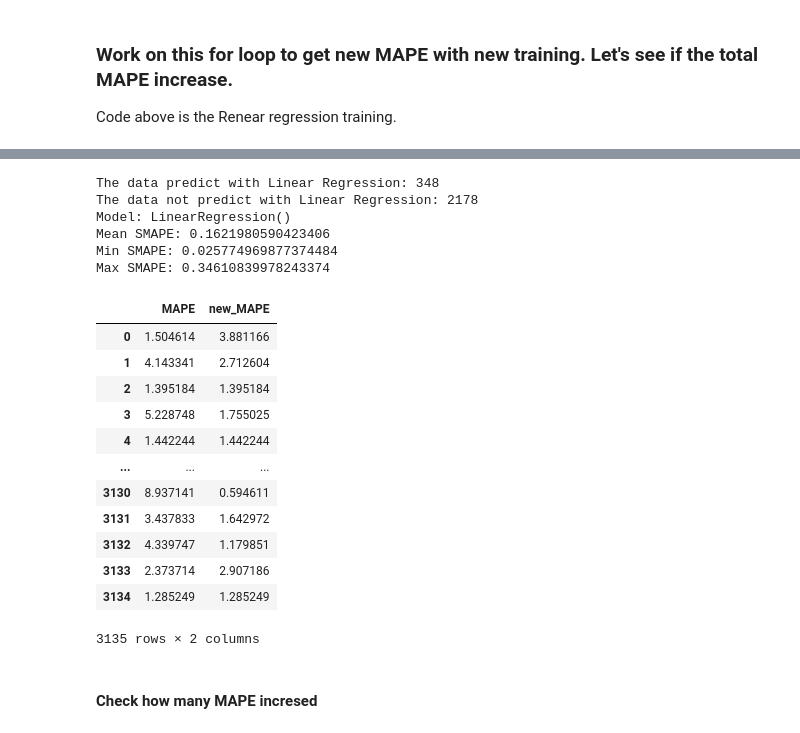
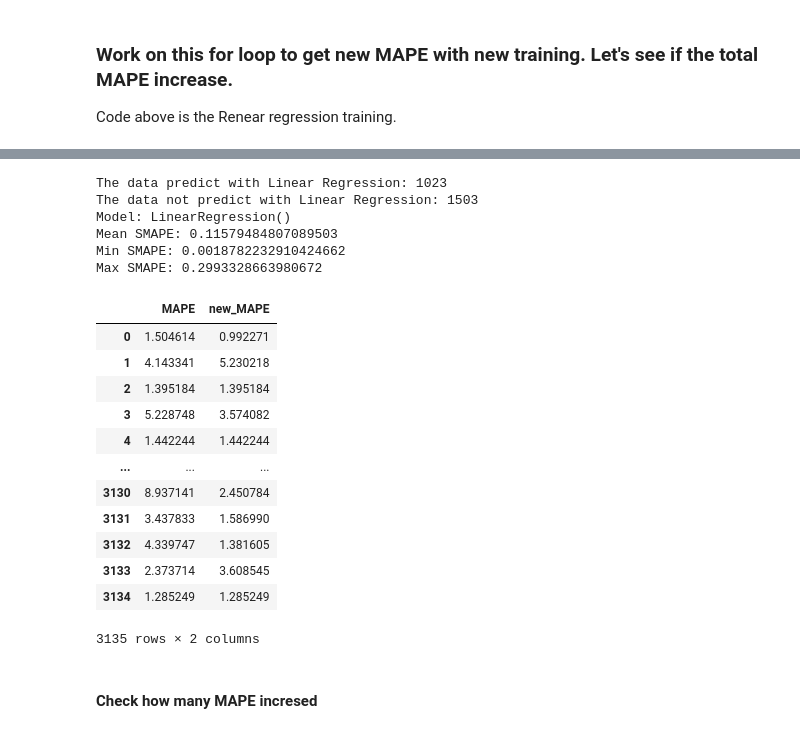
Before and after one commit to masaichig0/Kaggle_godaddy_competition, a Jupyter notebook: Linear_regression_with_category2.ipynb, the cells around one changed output, grey strips where cells are left out. Drawn from its saved outputs; the diff is of its cells as text; code cells hidden in the pictures.

```diff
--- a/Linear_regression_with_category2.ipynb
+++ b/Linear_regression_with_category2.ipynb
@@ -42,14 +61,16 @@ array([1005, 1009, 1061, 1069, 1077], dtype=int64)
 THRESHOLD = 0.103
 
 IDS = train.cfips.unique()
-x_train = np.arange(39).reshape((-1,1))
-x_test = np.arange(38,47).reshape((-1,1))
+x_train = np.arange(31).reshape((-1,1))
+x_test = np.arange(31,39).reshape((-1,1))
 
 # Based on the Chris's rule, SMAPE > THRESHOLD -> Use linear regrssion
 lr_or_non_lr = []  # If use linear regression, label as 1, if not label as 0
 smape = []
 mape = []
+predict = []
 new_predict = []
+new_category = []
 
 for cfips in IDS:
     c = cfips
@@ -57,27 +78,28 @@ for cfips in IDS:
 
     # If the cfips in the category 2, then train with linear regression and update MAPE
     if c in cfips_category1:
-
+        category_new = 'tf_dense'
+        new_category.append(category_new)
         mape.append(np.float64(data[data['Country'] == c]["MAPE"]))
         new_predict.append(data[data['Country'] == c]['forecast'])
     # If category 1, keep the MAPE score
     else:
         df = train.loc[train['cfips'] == c]
-        last = df['microbusiness_density'].values[-1]
+        last = df['microbusiness_density'].values[-9]
 
         # Fit linear regression
         model = LinearRegression()
-        model.fit(x_train,df['microbusiness_density'])
+        model.fit(x_train,df['microbusiness_density'][:31])
         p = model.predict(x_train)
 
         # Compute train error
-        err = p - df['microbusiness_density'].values
+        err = p - df['microbusiness_density'][:31].values
         rng = df['microbusiness_density'].max() - df['microbusiness_density'].min()
         #print(f'Error: {err}\nRange: {rng}')
 
         # Determin if time series is linear or not
         s = 0
-        for k in range(39):
+        for k in range(31):
             e = np.abs(err[k])
             #print(f'e : {e}')
             r = e / rng # absolute error divided by range
@@ -93,54 +115,59 @@ for cfips in IDS:
         p2 = model.predict(x_test)
         shift = last - p2[0]
         if s <THRESHOLD:
-            preds = p2[1:]+shift
+            category_new = 'LR'
+            new_category.append(category_new)
+            preds = p2[:]+shift
             label = 0
             lr_or_non_lr.append(label)
             test_label = np.expand_dims(np.array(train[train['cfips'] == c]['microbusiness_density'][31:39]), axis=0)
             results = evaluate_preds(test_label, preds)
             m = results['mape']
-            predict.append(preds)
+            predict.append(np.array(preds).reshape((-1)))
             mape.append(m)
             new_predict.append(preds)
         else:
+            category_new = 'Same value'
+            new_category.append(category_new)
             preds = [last]*8
             label = 1
             lr_or_non_lr.append(label)
             test_label = np.expand_dims(np.array(train[train['cfips'] == c]['microbusiness_density'][31:39]), axis=0)
             results = evaluate_preds(test_label, preds)
             m = results['mape']
-            predict.append(preds)
+            predict.append(np.array(preds).reshape((-1)))
             mape.append(m)
             new_predict.append(preds)
 
 count_lr = lr_or_non_lr.count(0)
 count_non_lr = lr_or_non_lr.count(1)
 print(f'The data predict with Linear Regression: {count_lr}')
 print(f'The data not predict with Linear Regression: {count_non_lr}')
 print(f'Model: {model}\nMean SMAPE: {np.mean(smape)}\nMin SMAPE: {np.min(smape)}\nMax SMAPE: {np.max(smape)}')
 
 
 data['new_MAPE'] = mape
 data['new_predict'] = new_predict
+data['new_category'] = new_category
 data[['MAPE', 'new_MAPE']]
 # %% [output]
-The data predict with Linear Regression: 348
-The data not predict with Linear Regression: 2178
+The data predict with Linear Regression: 1023
+The data not predict with Linear Regression: 1503
 Model: LinearRegression()
-Mean SMAPE: 0.1621980590423406
-Min SMAPE: 0.025774969877374484
-Max SMAPE: 0.34610839978243374
+Mean SMAPE: 0.11579484807089503
+Min SMAPE: 0.0018782232910424662
+Max SMAPE: 0.2993328663980672
 |  | MAPE | new_MAPE |
-| 0 | 1.504614 | 3.881166 |
-| 1 | 4.143341 | 2.712604 |
+| 0 | 1.504614 | 0.992271 |
+| 1 | 4.143341 | 5.230218 |
 | 2 | 1.395184 | 1.395184 |
-| 3 | 5.228748 | 1.755025 |
+| 3 | 5.228748 | 3.574082 |
 | 4 | 1.442244 | 1.442244 |
 | ... | ... | ... |
-| 3130 | 8.937141 | 0.594611 |
-| 3131 | 3.437833 | 1.642972 |
-| 3132 | 4.339747 | 1.179851 |
-| 3133 | 2.373714 | 2.907186 |
+| 3130 | 8.937141 | 2.450784 |
+| 3131 | 3.437833 | 1.586990 |
+| 3132 | 4.339747 | 1.381605 |
+| 3133 | 2.373714 | 3.608545 |
 | 3134 | 1.285249 | 1.285249 |
 3135 rows × 2 columns
 # %% [markdown]
```
Also changed, not shown: parts of 13 cells of this notebook, 4 other files.
